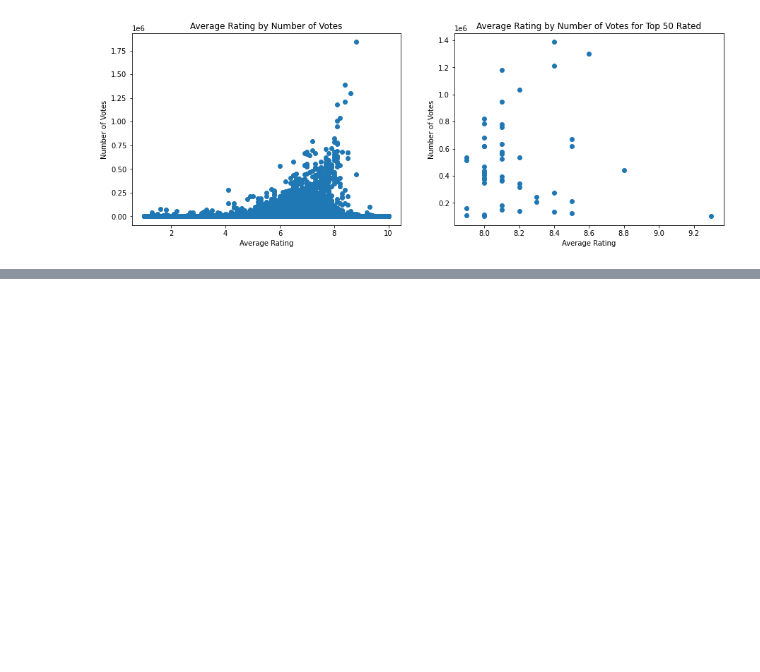
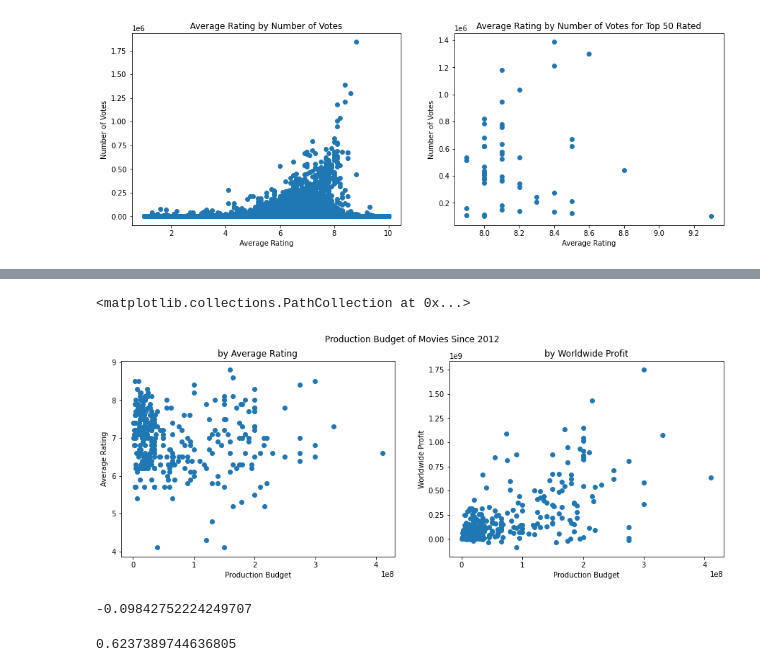
Before and after one commit to JTDJames/msft-video-mjj, a Jupyter notebook: notebooks/phase-1-proj-mjj.ipynb, the cells around one changed output, grey strips where cells are left out. Drawn from its saved outputs; the diff is of its cells as text; code cells hidden in the pictures; blank space fills up the shorter version.

```diff
--- a/notebooks/phase-1-proj-mjj.ipynb
+++ b/notebooks/phase-1-proj-mjj.ipynb
@@ -184,0 +273,33 @@ plt.gca().invert_yaxis()
+# %%
+fig, (ax1, ax2) = plt.subplots(nrows=1, ncols=2, figsize=(15,5))
+
+plt.suptitle("Production Budget of Movies Since 2012")
+
+x1 = df_tn_imdb_filt['production_budget']
+y1 = df_tn_imdb_filt['averagerating']
+
+x2 = df_tn_imdb_filt['production_budget']
+y2 = df_tn_imdb_filt['worldwide_profit']
+
+
+ax1.set_xlabel("Production Budget")
+ax1.set_ylabel("Average Rating")
+ax1.set_title("by Average Rating")
+
+ax2.set_xlabel("Production Budget")
+ax2.set_ylabel("Worldwide Profit")
+ax2.set_title("by Worldwide Profit")
+
+ax1.scatter(x1, y1)
+ax2.scatter(x2, y2)
+# %% [output]
+<matplotlib.collections.PathCollection at 0x...>
+[figure, added]
+# %%
+df_tn_imdb_filt['production_budget'].corr(df_tn_imdb_filt['averagerating'])
+# %% [output]
+-0.09842752224249707
+# %%
+df_tn_imdb_filt['production_budget'].corr(df_tn_imdb_filt['worldwide_profit'])
+# %% [output]
+0.6237389744636805
```
Also changed, not shown: parts of 20 cells of this notebook, 4 other files.
